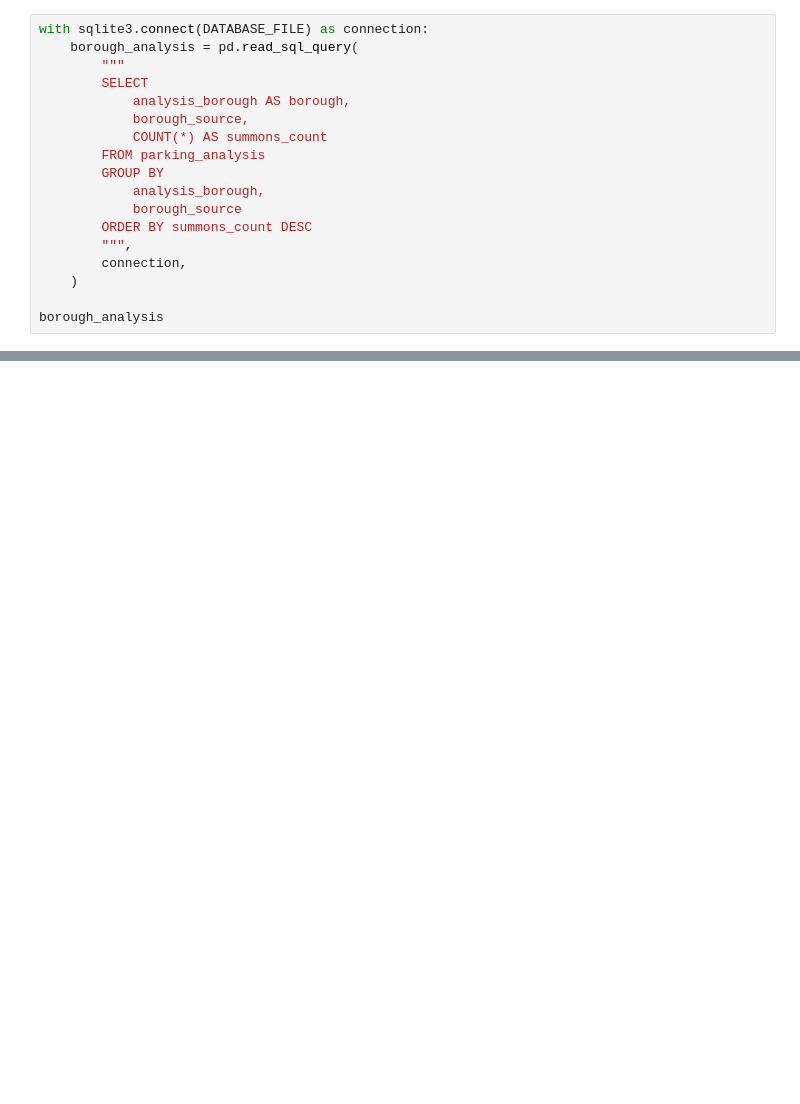
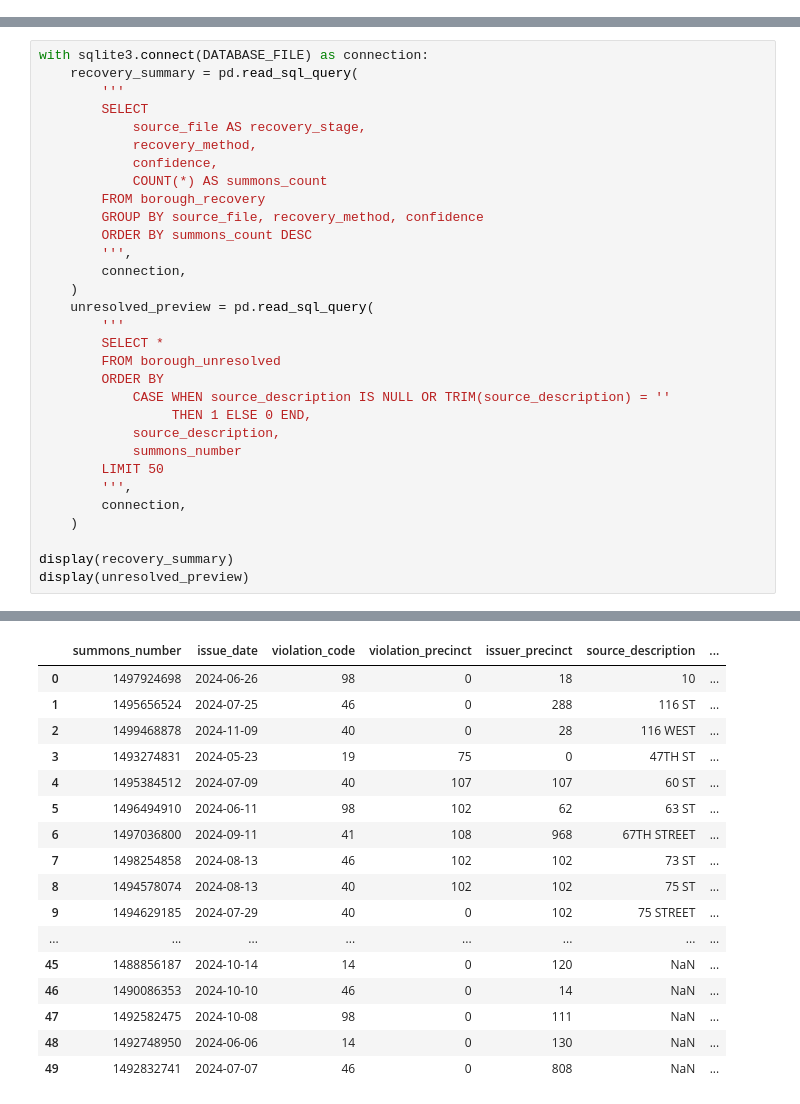
Before and after one commit to JaysonC41/parkinganalytics, a Jupyter notebook: notebooks/04_street_address_api.ipynb, the cells around one changed output, grey strips where cells are left out. Drawn from its saved outputs; the diff is of its cells as text; blank space fills up the shorter version.

```diff
--- a/notebooks/04_street_address_api.ipynb
+++ b/notebooks/04_street_address_api.ipynb
@@ -775,18 +0,0 @@ validation
-# %%
-with sqlite3.connect(DATABASE_FILE) as connection:
-    borough_analysis = pd.read_sql_query(
-        """
-        SELECT
-            analysis_borough AS borough,
-            borough_source,
-            COUNT(*) AS summons_count
-        FROM parking_analysis
-        GROUP BY
-            analysis_borough,
-            borough_source
-        ORDER BY summons_count DESC
-        """,
-        connection,
-    )
-
-borough_analysis
@@ -823,0 +635,32 @@ recovery = pd.concat(
+# %%
+with sqlite3.connect(DATABASE_FILE) as connection:
+    recovery_summary = pd.read_sql_query(
+        '''
+        SELECT
+            source_file AS recovery_stage,
+            recovery_method,
+            confidence,
+            COUNT(*) AS summons_count
+        FROM borough_recovery
+        GROUP BY source_file, recovery_method, confidence
+        ORDER BY summons_count DESC
+        ''',
+        connection,
+    )
+    unresolved_preview = pd.read_sql_query(
+        '''
+        SELECT *
+        FROM borough_unresolved
+        ORDER BY
+            CASE WHEN source_description IS NULL OR TRIM(source_description) = ''
+                 THEN 1 ELSE 0 END,
+            source_description,
+            summons_number
+        LIMIT 50
+        ''',
+        connection,
+    )
+
+display(recovery_summary)
+display(unresolved_preview)
+# %% [output]
@@ -823,0 +684,17 @@ recovery = pd.concat(
+|  | summons_number | issue_date | violation_code | violation_precinct | issuer_precinct | source_description | ... |
+| 0 | 1497924698 | 2024-06-26 | 98 | 0 | 18 | 10 | ... |
+| 1 | 1495656524 | 2024-07-25 | 46 | 0 | 288 | 116 ST | ... |
+| 2 | 1499468878 | 2024-11-09 | 40 | 0 | 28 | 116 WEST | ... |
+| 3 | 1493274831 | 2024-05-23 | 19 | 75 | 0 | 47TH ST | ... |
+| 4 | 1495384512 | 2024-07-09 | 40 | 107 | 107 | 60 ST | ... |
+| 5 | 1496494910 | 2024-06-11 | 98 | 102 | 62 | 63 ST | ... |
+| 6 | 1497036800 | 2024-09-11 | 41 | 108 | 968 | 67TH STREET | ... |
+| 7 | 1498254858 | 2024-08-13 | 46 | 102 | 102 | 73 ST | ... |
+| 8 | 1494578074 | 2024-08-13 | 40 | 102 | 102 | 75 ST | ... |
+| 9 | 1494629185 | 2024-07-29 | 40 | 0 | 102 | 75 STREET | ... |
+| ... | ... | ... | ... | ... | ... | ... | ... |
+| 45 | 1488856187 | 2024-10-14 | 14 | 0 | 120 | NaN | ... |
+| 46 | 1490086353 | 2024-10-10 | 46 | 0 | 14 | NaN | ... |
+| 47 | 1492582475 | 2024-10-08 | 98 | 0 | 111 | NaN | ... |
+| 48 | 1492748950 | 2024-06-06 | 14 | 0 | 130 | NaN | ... |
+| 49 | 1492832741 | 2024-07-07 | 46 | 0 | 808 | NaN | ... |
```
Also changed, not shown: parts of 56 cells of this notebook, 16 other files.
